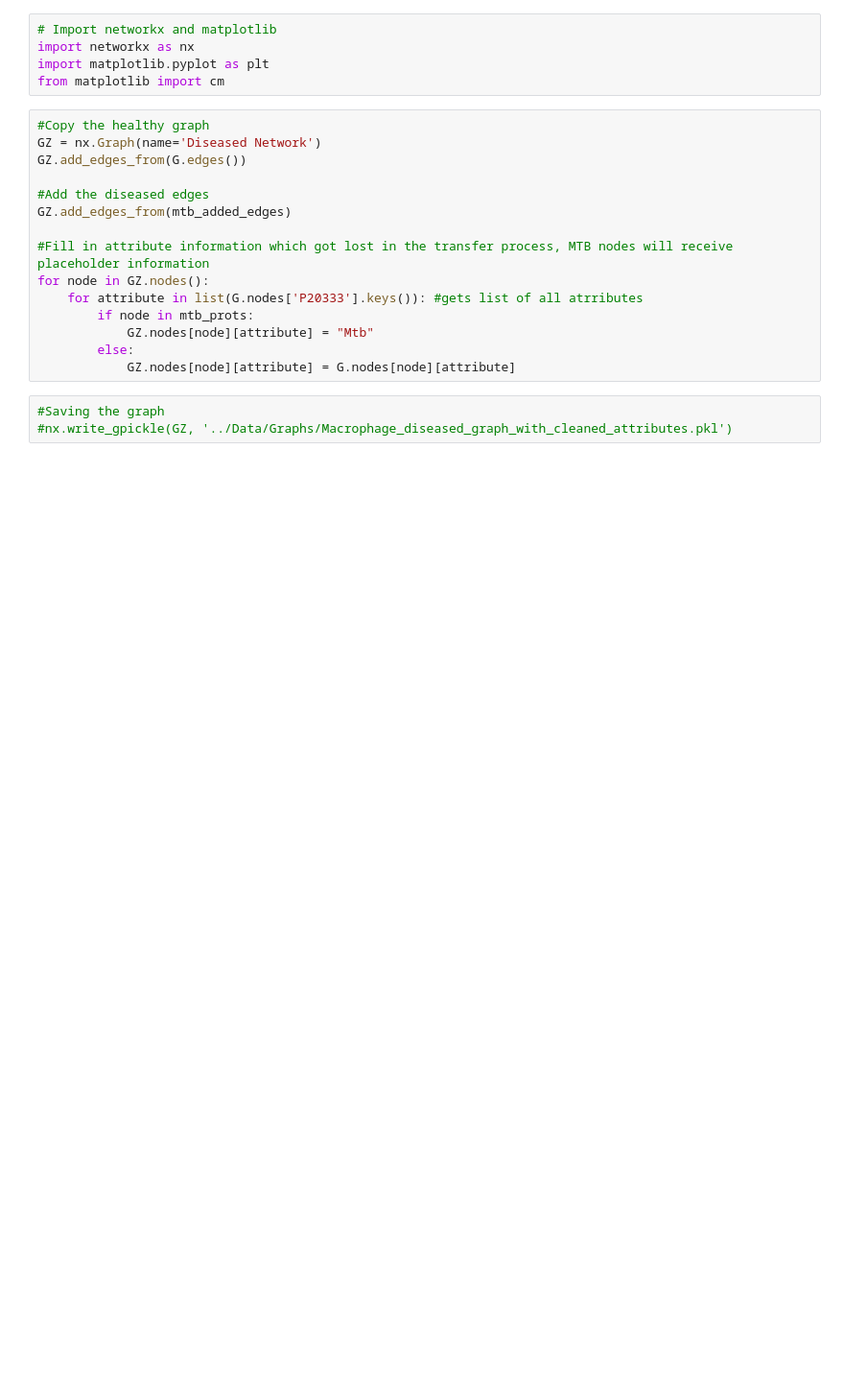
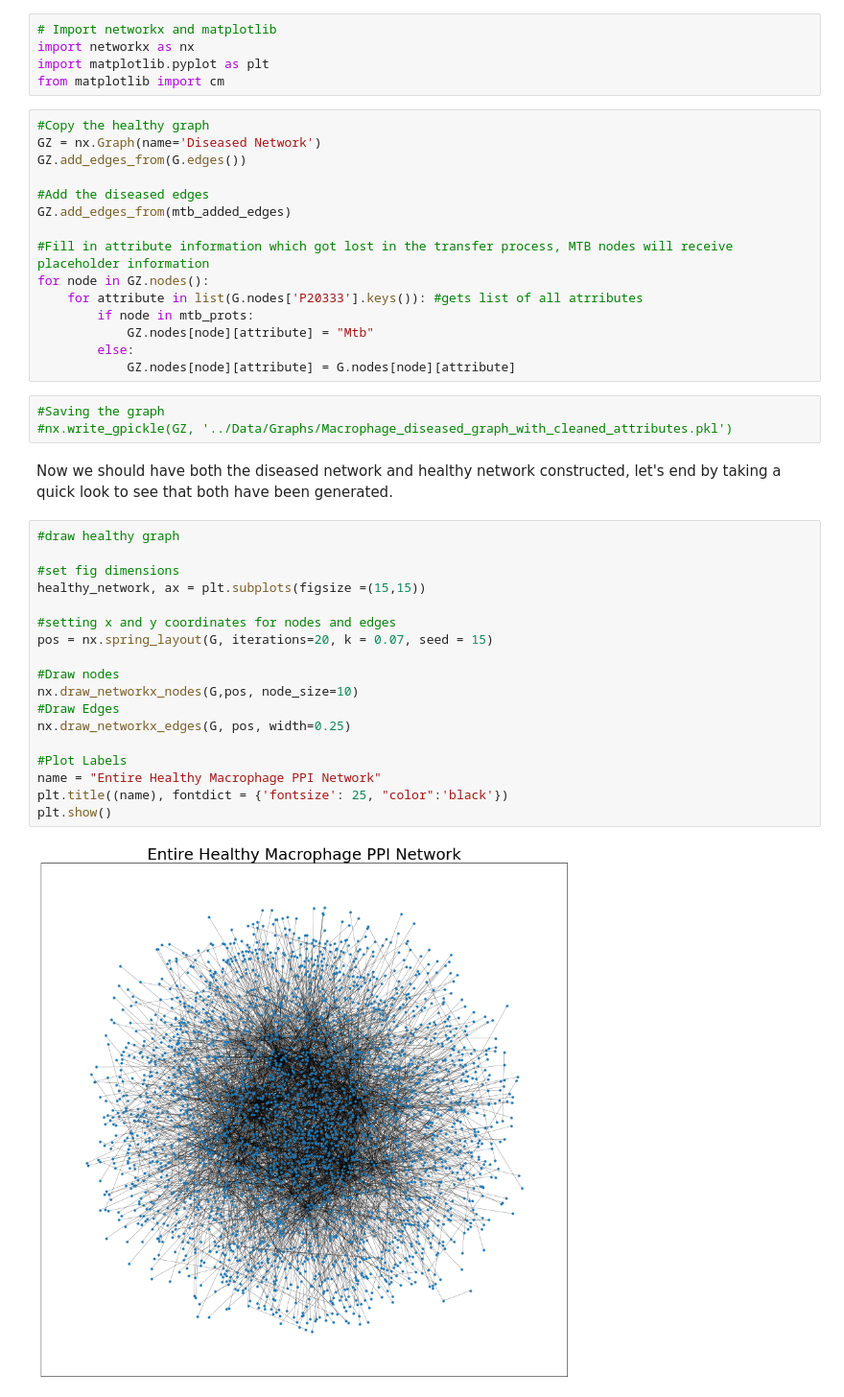
Before and after one commit to Zach-Sisson-1/Host-Pathogen_Network_Analysis, a Jupyter notebook: Notebooks/Network_Construction.ipynb, the cells around one changed output. Shown at 96% size. Saved outputs shown, nothing was run; the diff lists cells and outputs as text; blank space fills up the shorter version.

```diff
--- a/Notebooks/Network_Construction.ipynb
+++ b/Notebooks/Network_Construction.ipynb
@@ -842,3 +877,25 @@ for node in GZ.nodes():
 # %%
 #Saving the graph
 #nx.write_gpickle(GZ, '../Data/Graphs/Macrophage_diseased_graph_with_cleaned_attributes.pkl')
+# %% [markdown]
+Now we should have both the diseased network and healthy network constructed, let's end by taking a quick look to see that both have been generated.
+# %%
+#draw healthy graph
+
+#set fig dimensions
+healthy_network, ax = plt.subplots(figsize =(15,15))
+
+#setting x and y coordinates for nodes and edges
+pos = nx.spring_layout(G, iterations=20, k = 0.07, seed = 15)
+
+#Draw nodes
+nx.draw_networkx_nodes(G,pos, node_size=10)
+#Draw Edges
+nx.draw_networkx_edges(G, pos, width=0.25)
+
+#Plot Labels
+name = "Entire Healthy Macrophage PPI Network"
+plt.title((name), fontdict = {'fontsize': 25, "color":'black'})
+plt.show()
+# %% [output]
+[figure, added]
```
Also changed, not shown: parts of 18 cells of this notebook, 1 other file.
